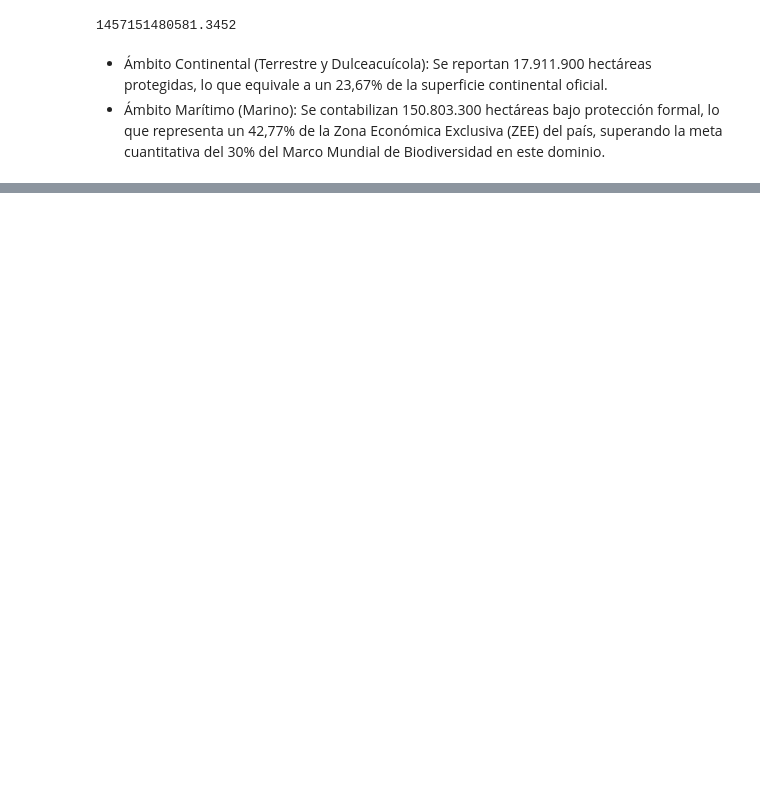
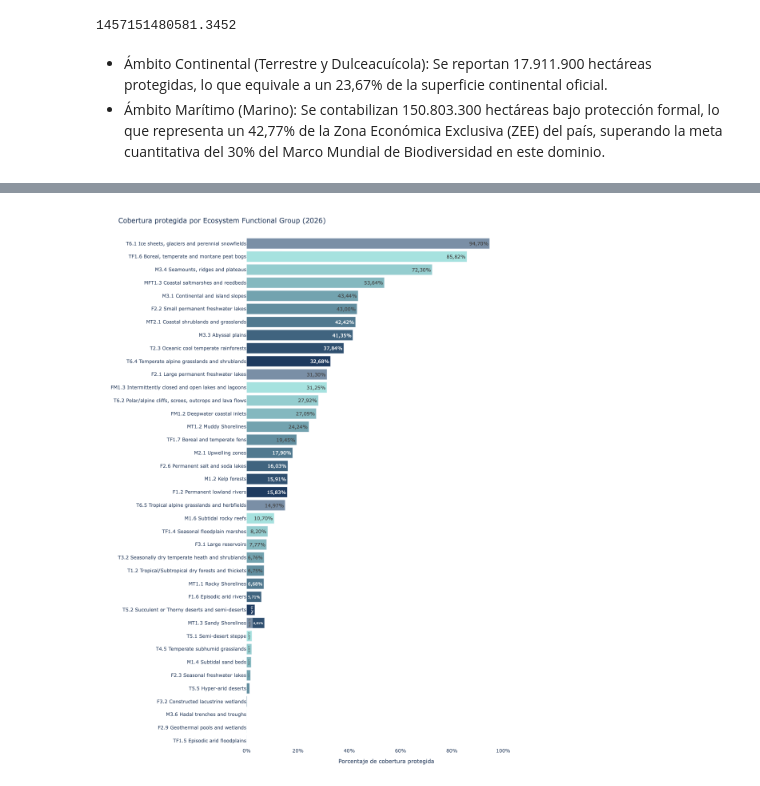
Before and after one commit to IEB-BIODATA/7NR-Indicators, a Jupyter notebook: indicadores/3_1_percentage_protected_area_coverage/3_1_Percentage_protected_area_coverage.ipynb, the cells around one changed output, grey strips where cells are left out. Saved outputs shown, nothing was run; the diff lists cells and outputs as text; code cells hidden in the pictures; blank space fills up the shorter version.

```diff
--- a/indicadores/3_1_percentage_protected_area_coverage/3_1_Percentage_protected_area_coverage.ipynb
+++ b/indicadores/3_1_percentage_protected_area_coverage/3_1_Percentage_protected_area_coverage.ipynb
@@ -583,0 +701,83 @@ Existen brechas y procesos técnicos en curso que limitan el desarrollo completo
+# %%
+df_plot = scdb.copy()
+
+# Normalizar columnas
+df_plot["Value"] = pd.to_numeric(df_plot["Value"], errors="coerce")
+df_plot["Unit"] = df_plot["Unit"].astype(str)
+df_plot["Disaggregation type"] = df_plot["Disaggregation type"].astype(str)
+df_plot["Disaggregation"] = df_plot["Disaggregation"].astype(str)
+
+# Filtrar solo Ecosystem Functional Group con valores porcentuales
+df_graph = df_plot[
+    (df_plot["Disaggregation type"].str.strip() == "Ecosystem Functional Group") &
+    (df_plot["Unit"].str.strip().str.lower() == "percent")
+].copy()
+
+# Eliminar filas sin valor o sin nombre de desagregación
+df_graph = df_graph.dropna(subset=["Value"])
+df_graph = df_graph[df_graph["Disaggregation"].str.strip().ne("")]
+
+# Ordenar de menor a mayor para que el mayor quede arriba en barra horizontal
+df_graph = df_graph.sort_values("Value", ascending=True)
+
+# Formato de porcentaje
+df_graph["porcentaje_txt"] = df_graph["Value"].map(
+    lambda x: f"{x:.2f}".replace(".", ",") + "%"
+)
+
+# Año, si existe
+anio = ""
+if "Year" in df_graph.columns and df_graph["Year"].notna().any():
+    anio = int(df_graph["Year"].dropna().iloc[0])
+
+# Colores sobrios por barra
+base_colors = [
+    "#1E3A5F", "#2F4F6F", "#40647F", "#51798F", "#628E9F",
+    "#73A3AF", "#84B8BF", "#95CDCF", "#A6E2DF", "#7A8FA6"
+]
+
+colors = [base_colors[i % len(base_colors)] for i in range(len(df_graph))]
+
+fig = go.Figure()
+
+fig.add_trace(go.Bar(
+    x=df_graph["Value"],
+    y=df_graph["Disaggregation"],
+    orientation="h",
+    text=df_graph["porcentaje_txt"],
+    textposition="inside",
+    marker=dict(color=colors),
+    customdata=df_graph[["porcentaje_txt"]],
+    hovertemplate=(
+        "<b>%{y}</b><br>"
+        "Porcentaje de cobertura: %{customdata[0]}"
+        "<extra></extra>"
+    )
+))
+
+fig.update_layout(
+    title=f"Cobertura protegida por Ecosystem Functional Group {f'({anio})' if anio else ''}",
+    xaxis=dict(
+        title="Porcentaje de cobertura protegida",
+        range=[0, max(df_graph["Value"].max() * 1.15, 10)],
+        ticksuffix="%"
+    ),
+    yaxis=dict(
+        title="",
+        automargin=True
+    ),
+    height=max(450, 35 * len(df_graph)),
+    margin=dict(l=260, r=40, t=70, b=50),
+    showlegend=False,
+    paper_bgcolor="white",
+    plot_bgcolor="white",
+    hoverlabel=dict(
+        bgcolor="white",
+        bordercolor="#1E3A5F",
+        font=dict(color="#111827", size=13)
+    )
+)
+
+fig.show()
+# %% [output]
+[figure, added]
```
Also changed, not shown: parts of 8 cells of this notebook, 1 other file.
